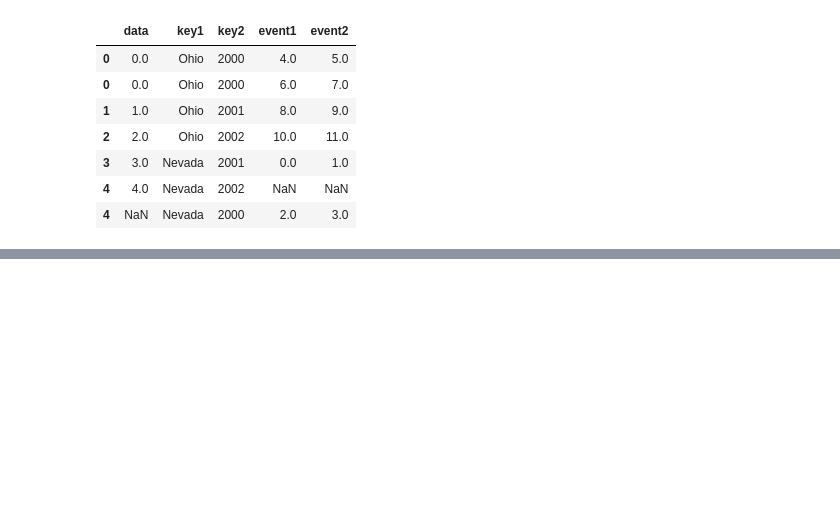
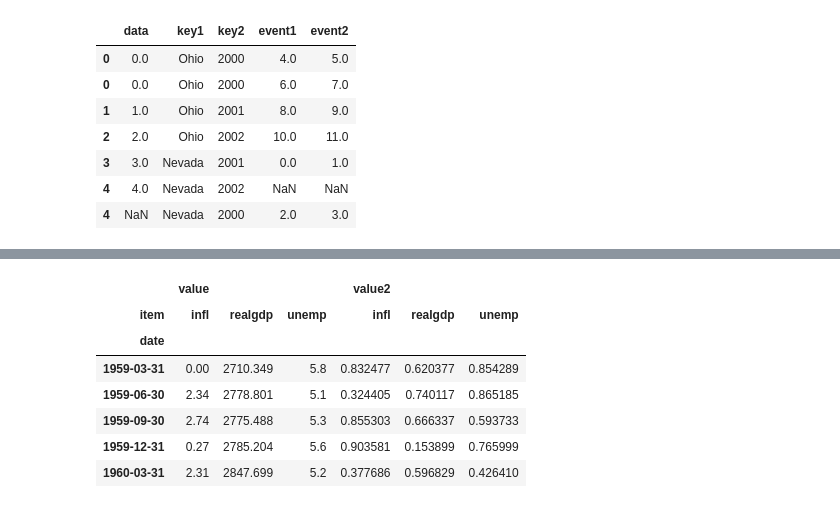
Before and after one commit to lj72808up/AI_Handcraft, a Jupyter notebook: blog/pandas数据处理/4-聚合,合并,重塑.ipynb, the cells around one changed output, grey strips where cells are left out. Saved outputs shown, nothing was run; the diff lists cells and outputs as text; code cells hidden in the pictures; blank space fills up the shorter version.

```diff
--- a/blog/pandas数据处理/4-聚合,合并,重塑.ipynb
+++ b/blog/pandas数据处理/4-聚合,合并,重塑.ipynb
@@ -438,0 +813,12 @@ Ohio   2000       4       5
+# %%
+# 1. 用stack的方法, 把上述DataFrame转换成有3列的数据: Date和Item,value
+#     Date: year+quarter组成的日期
+#     Item: 为'realgdp', 'infl', 'unemp'这三种值
+#     value: 将Item列中的类型对应的数值写在这里
+periods = pd.PeriodIndex(year=df.year, quarter=df.quarter,name='date')
+print periods
+columns = pd.Index(['realgdp', 'infl', 'unemp'],name='item')
+print columns
+# 重建列索引
+df2 = df.reindex(columns=columns)
+df2.head()
@@ -438,0 +839,5 @@ Ohio   2000       4       5
+# %%
+# 将PeriodIndex中的季度信息, 转化为季度末的"天"日期
+df2.index = periods.to_timestamp('D','end')
+print df2.index
+df2.head()
@@ -438,0 +860,7 @@ Ohio   2000       4       5
+# %%
+print df2.stack().head()
+print "==============[1]=============="
+print df2.stack().reset_index().head()
+print "==============[2]=============="
+longdf = df2.stack().reset_index().rename(columns={0:'value'}) # rename(columns=dict()), 将columnIdx中值为key的转换成value
+longdf.head()
@@ -438,0 +922,4 @@ Ohio   2000       4       5
+# %%
+# 忽略value, 形成多级columnIdx
+longdf['value2'] = Series(np.random.rand(longdf.shape[0]))
+longdf.head(10)
@@ -438,0 +938,11 @@ Ohio   2000       4       5
+# %%
+longdf.pivot('date','item').head()
+# %% [output]
+|  | value |  |  | value2 |  |  |
+| item | infl | realgdp | unemp | infl | realgdp | unemp |
+| date |  |  |  |  |  |  |
+| 1959-03-31 | 0.00 | 2710.349 | 5.8 | 0.832477 | 0.620377 | 0.854289 |
+| 1959-06-30 | 2.34 | 2778.801 | 5.1 | 0.324405 | 0.740117 | 0.865185 |
+| 1959-09-30 | 2.74 | 2775.488 | 5.3 | 0.855303 | 0.666337 | 0.593733 |
+| 1959-12-31 | 0.27 | 2785.204 | 5.6 | 0.903581 | 0.153899 | 0.765999 |
+| 1960-03-31 | 2.31 | 2847.699 | 5.2 | 0.377686 | 0.596829 | 0.426410 |
```
Also changed, not shown: parts of 40 cells of this notebook, 3 other files.
